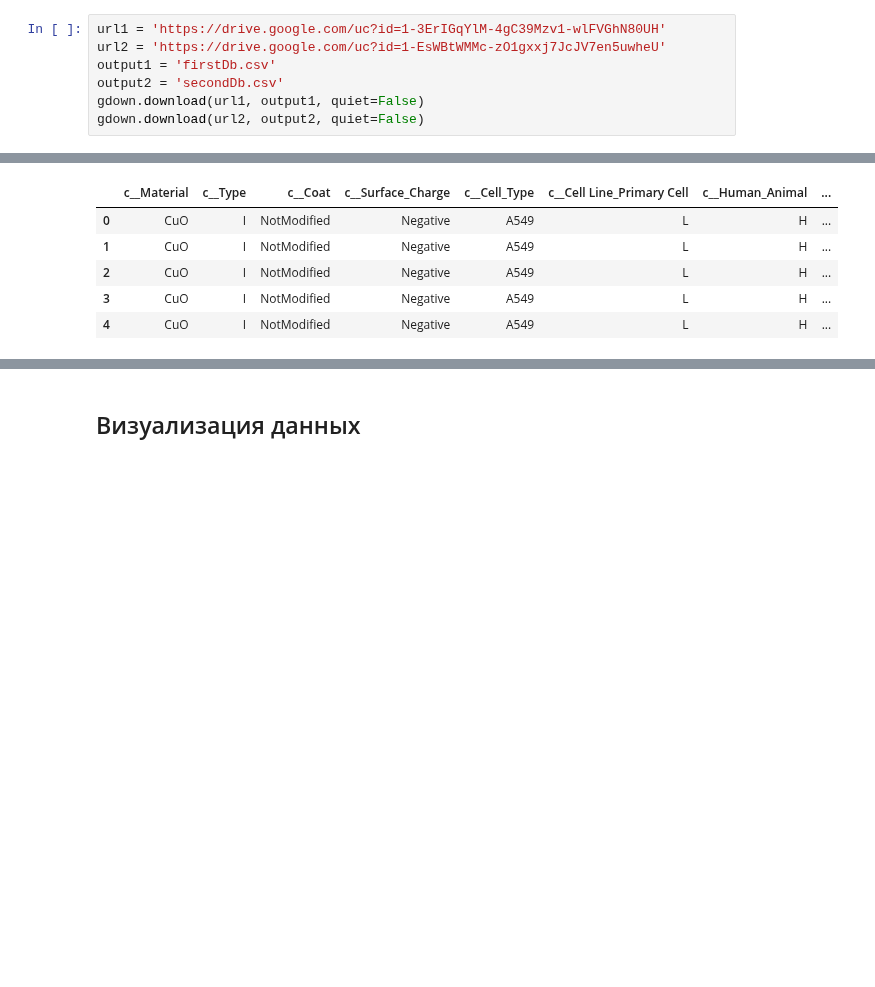
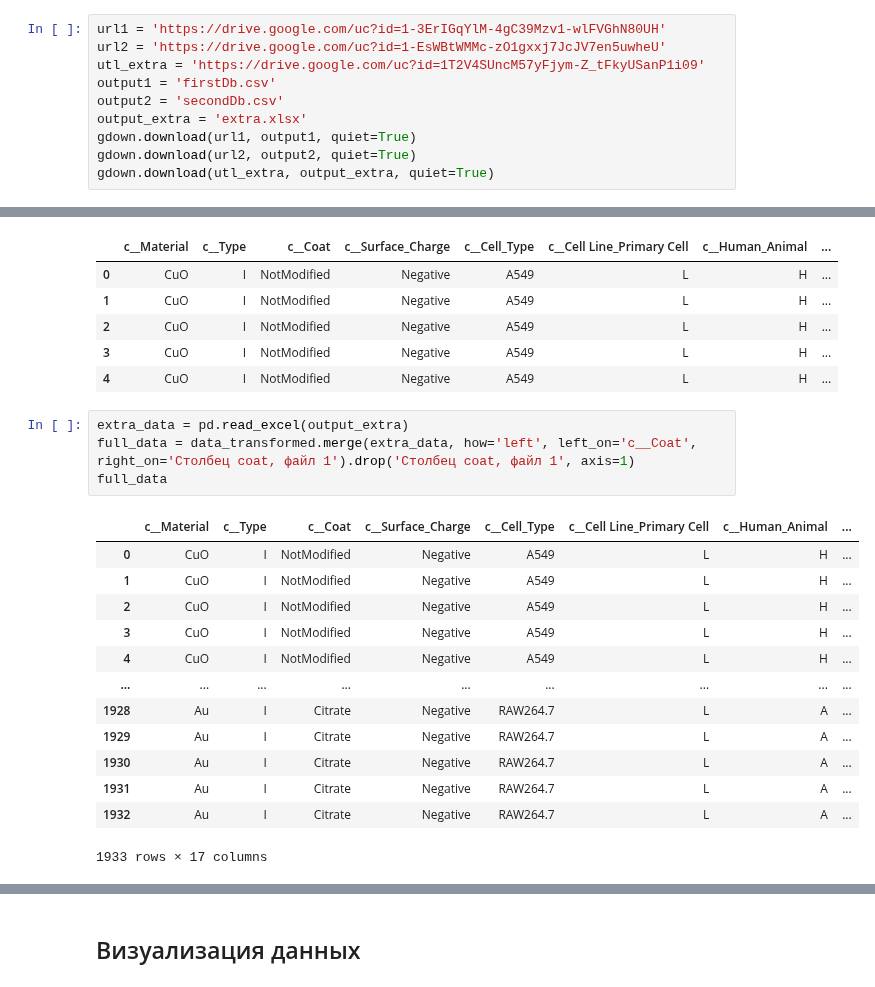
Before and after one commit to dobrotvorn/DataCon23, a Jupyter notebook: Mini_task1.ipynb, the cells around one changed output, grey strips where cells are left out. Saved outputs shown, nothing was run; the diff lists cells and outputs as text; blank space fills up the shorter version.

Commit message:
Все работаетс extra

```diff
--- a/Mini_task1.ipynb
+++ b/Mini_task1.ipynb
@@ -95,8 +91,11 @@ path2secondDb = '/content/secondDb.csv' if 'google.colab' in sys.modules else 's
 # %%
 url1 = 'https://drive.google.com/uc?id=1-3ErIGqYlM-4gC39Mzv1-wlFVGhN80UH'
 url2 = 'https://drive.google.com/uc?id=1-EsWBtWMMc-zO1gxxj7JcJV7en5uwheU'
+utl_extra = 'https://drive.google.com/uc?id=1T2V4SUncM57yFjym-Z_tFkyUSanP1i09'
 output1 = 'firstDb.csv'
 output2 = 'secondDb.csv'
-gdown.download(url1, output1, quiet=False)
-gdown.download(url2, output2, quiet=False)
+output_extra = 'extra.xlsx'
+gdown.download(url1, output1, quiet=True)
+gdown.download(url2, output2, quiet=True)
+gdown.download(utl_extra, output_extra, quiet=True)
 # %% [output]
@@ -423,3 +416,21 @@ data_transformed.head(5)
 | 2 | CuO | I | NotModified | Negative | A549 | L | H | ... |
 | 3 | CuO | I | NotModified | Negative | A549 | L | H | ... |
 | 4 | CuO | I | NotModified | Negative | A549 | L | H | ... |
+# %%
+extra_data = pd.read_excel(output_extra)
+full_data = data_transformed.merge(extra_data, how='left', left_on='c__Coat', right_on='Столбец coat, файл 1').drop('Столбец coat, файл 1', axis=1)
+full_data
+# %% [output]
+|  | c__Material | c__Type | c__Coat | c__Surface_Charge | c__Cell_Type | c__Cell Line_Primary Cell | c__Human_Animal | ... |
+| 0 | CuO | I | NotModified | Negative | A549 | L | H | ... |
+| 1 | CuO | I | NotModified | Negative | A549 | L | H | ... |
+| 2 | CuO | I | NotModified | Negative | A549 | L | H | ... |
+| 3 | CuO | I | NotModified | Negative | A549 | L | H | ... |
+| 4 | CuO | I | NotModified | Negative | A549 | L | H | ... |
+| ... | ... | ... | ... | ... | ... | ... | ... | ... |
+| 1928 | Au | I | Citrate | Negative | RAW264.7 | L | A | ... |
+| 1929 | Au | I | Citrate | Negative | RAW264.7 | L | A | ... |
+| 1930 | Au | I | Citrate | Negative | RAW264.7 | L | A | ... |
+| 1931 | Au | I | Citrate | Negative | RAW264.7 | L | A | ... |
+| 1932 | Au | I | Citrate | Negative | RAW264.7 | L | A | ... |
+1933 rows × 17 columns
```
Also changed, not shown: parts of 4 cells of this notebook.
